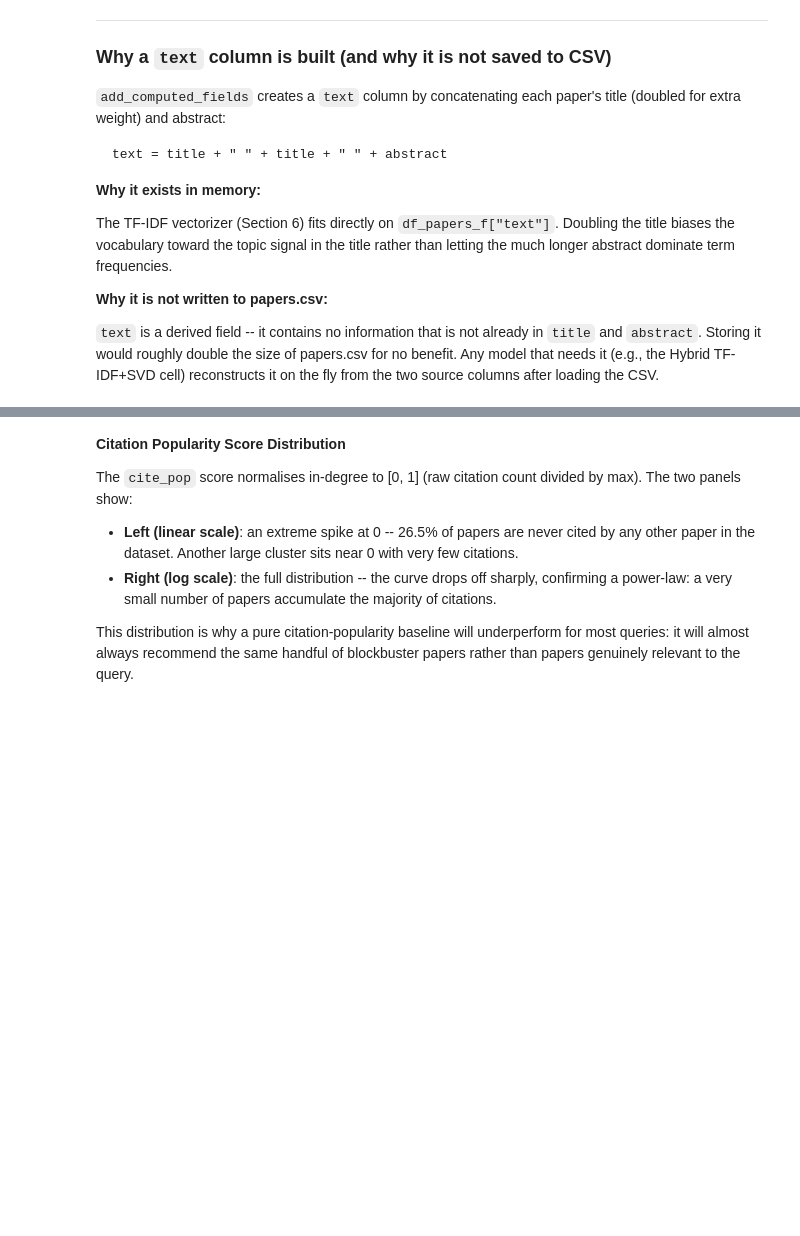
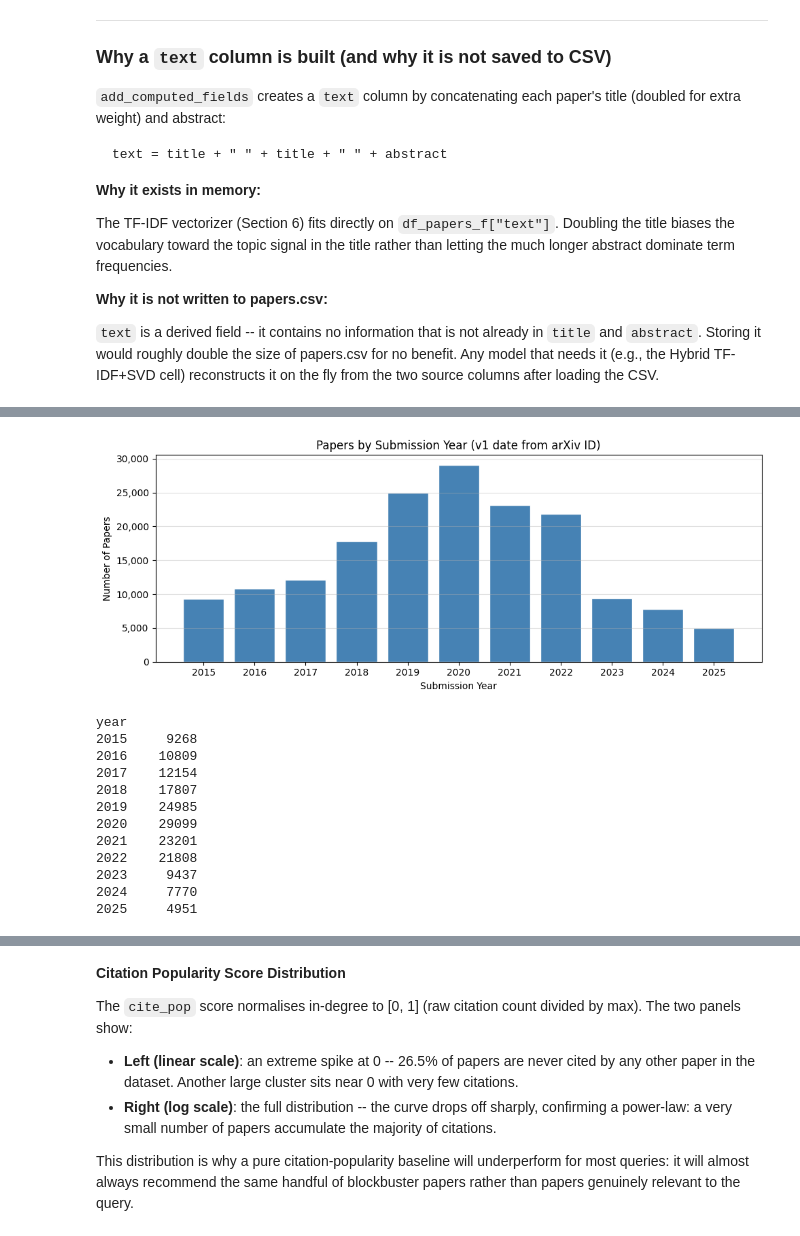
Before and after one commit to Talina06/research-paper-recommender-system, a Jupyter notebook: notebook.ipynb, the cells around one changed output, grey strips where cells are left out. Saved outputs shown, nothing was run; the diff lists cells and outputs as text; code cells hidden in the pictures; blank space fills up the shorter version.

Commit message:
commit final notebook with updated markdown

```diff
--- a/notebook.ipynb
+++ b/notebook.ipynb
@@ -292,3 +325,5 @@ if SKIP_PIPELINE:
+# %%
+SKIP_PIPELINE = True
 # %% [markdown]
 ---
 ## Section 1 - Data Gathering: arXiv Paper Metadata
@@ -1018,6 +1065,8 @@ if not SKIP_PIPELINE:
 
 Run the cell below only if the runtime disconnected before Section 3.
 It reloads the last saved checkpoint so the pipeline can continue.
+# %%
+SKIP_PIPELINE = False
 # %%
 if not SKIP_PIPELINE:
     _ckpt_papers = OUTPUT_DIR / "_checkpoint_papers.csv"
@@ -1279,7 +1339,10 @@ if not SKIP_PIPELINE:
-# %%
-if not SKIP_PIPELINE:
-    # Remove papers with fewer than MIN_DEGREE total citation connections.
-    # Papers below the threshold lack enough co-citation signal for CF models
-    # to learn a useful embedding. See Section 3 markdown for full reasoning.
-    df_papers_f, df_cit_f = filter_cold_start(df_papers, df_cit_in, min_degree=MIN_DEGREE)
-    print(f"papers: {len(df_papers_f):,} | citations: {len(df_cit_f):,}")
+# %%
+if not SKIP_PIPELINE:
+    # Use the complete dataset for all models.
+    # Cold-start filtering is applied per-model at training time (via _warm_train_edges)
+    # so content-based models (TF-IDF, Epsilon-Greedy) can use all papers,
+    # while CF models (SVD, GMF, NeuMF, PageRank, PPR-MC) still train only on
+    # papers with sufficient citation signal (degree >= MIN_DEGREE).
+    df_papers_f = df_papers.copy()
+    df_cit_f    = df_cit_in.copy()
+    print(f"papers: {len(df_papers_f):,} | citations: {len(df_cit_f):,}")
@@ -1600,0 +1643,32 @@ naturally favour these highly cited papers.
+# %%
+def plot_year_distribution(df: pd.DataFrame) -> None:
+    """Bar chart of paper count per submission year."""
+    counts = df["year"].value_counts().sort_index()
+
+    fig, ax = plt.subplots(figsize=(10, 4))
+    ax.bar(counts.index.astype(str), counts.values, color="steelblue", edgecolor="white")
+    ax.set_xlabel("Submission Year")
+    ax.set_ylabel("Number of Papers")
+    ax.set_title("Papers by Submission Year (v1 date from arXiv ID)")
+    ax.yaxis.set_major_formatter(ticker.FuncFormatter(lambda x, _: f"{int(x):,}"))
+    ax.grid(axis="y", alpha=0.4)
+    plt.tight_layout()
+    plt.show()
+    print(counts.to_string())
+
+
+plot_year_distribution(df_papers_f_eda)
+# %% [output]
+[figure, added]
+year
+2015     9268
+2016    10809
+2017    12154
+2018    17807
+2019    24985
+2020    29099
+2021    23201
+2022    21808
+2023     9437
+2024     7770
+2025     4951
```
Also changed, not shown: parts of 107 cells of this notebook, 1 other file.
